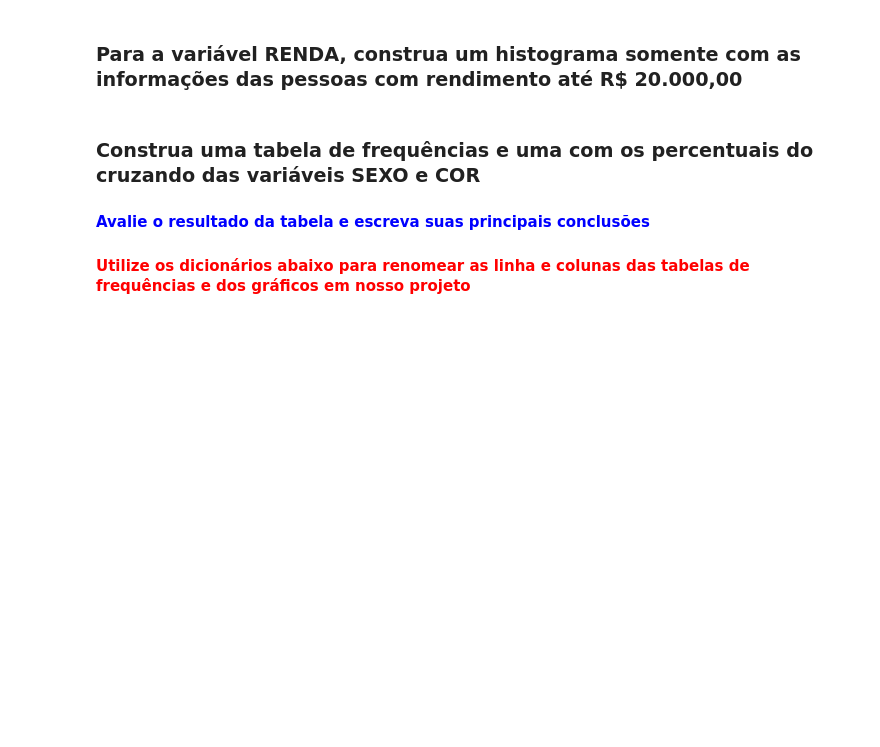
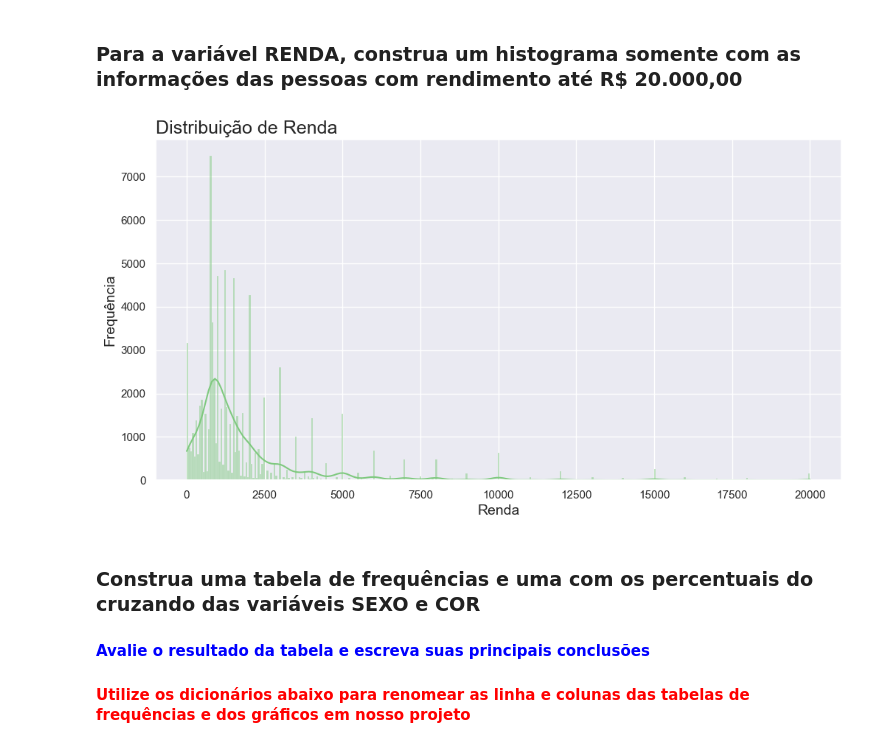
Before and after one commit to ledsouza/Curso_de_Estatistica, a Jupyter notebook: Análise_Descritiva.ipynb, the cells around one changed output. Saved outputs shown, nothing was run; the diff lists cells and outputs as text; code cells hidden in the pictures; blank space fills up the shorter version.

```diff
--- a/Análise_Descritiva.ipynb
+++ b/Análise_Descritiva.ipynb
@@ -300,6 +300,18 @@ Quanto a variável "Anos de Estudo", é observada uma assimetria à esquerda, qu
 $$média < mediana < moda$$
 # %% [markdown]
 ### Para a variável RENDA, construa um histograma somente com as informações das pessoas com rendimento até R$ 20.000,00
+# %%
+mask = dados['Renda'] <= 20000
+
+sns.set_theme(style='darkgrid', palette='Accent')
+
+plot = sns.histplot(data=dados[mask], x='Renda', discrete=False, kde=True)
+plot.set_title('Distribuição de Renda', loc='left', fontsize=18)
+plot.set_xlabel('Renda', fontsize=14)
+plot.set_ylabel('Frequência', fontsize=14)
+plot.figure.set_size_inches(12,6)
+# %% [output]
+[figure, added]
 # %% [markdown]
 ### Construa uma tabela de frequências e uma com os percentuais do cruzando das variáveis SEXO e COR
 #### <font color='blue'>Avalie o resultado da tabela e escreva suas principais conclusões</font>
```
Also changed, not shown: parts of 21 cells of this notebook, 1 other file.
